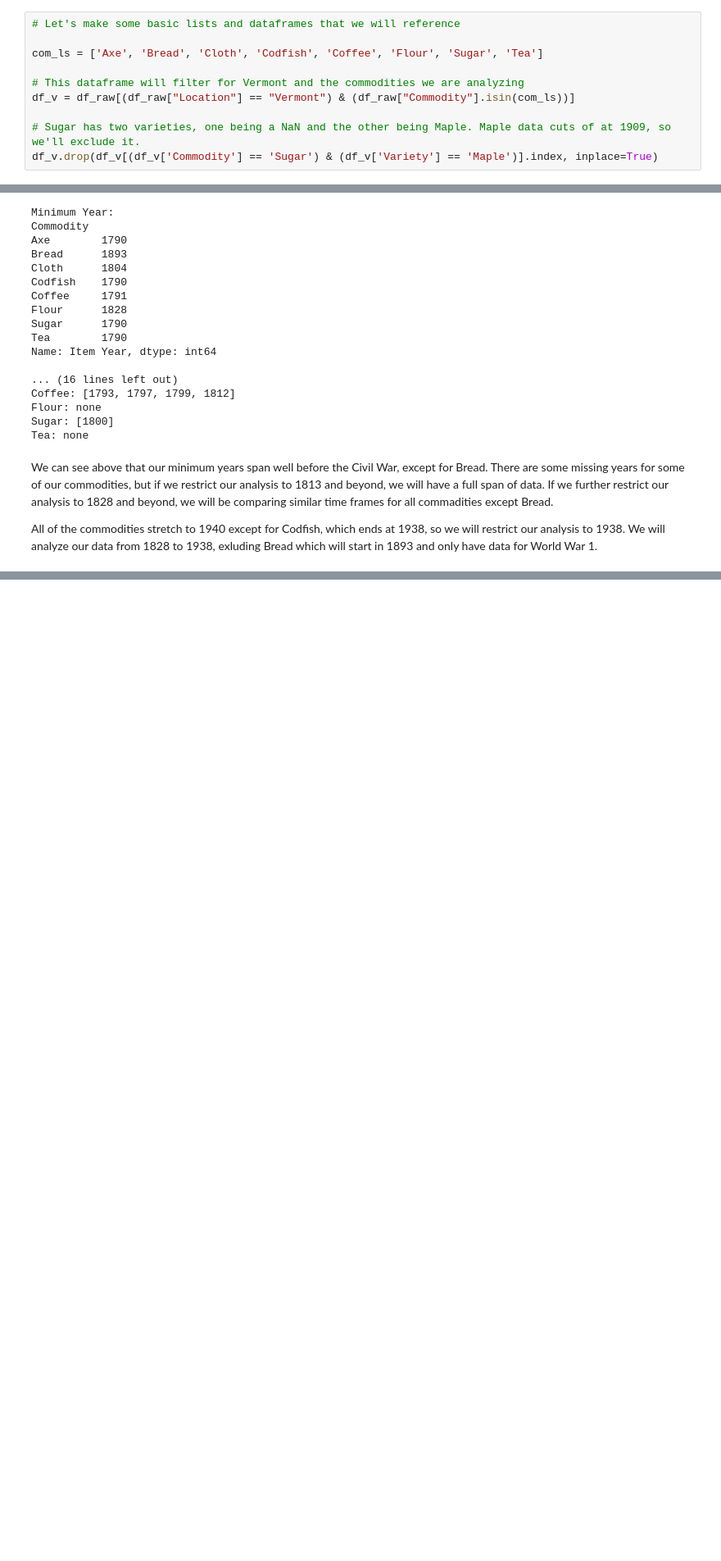
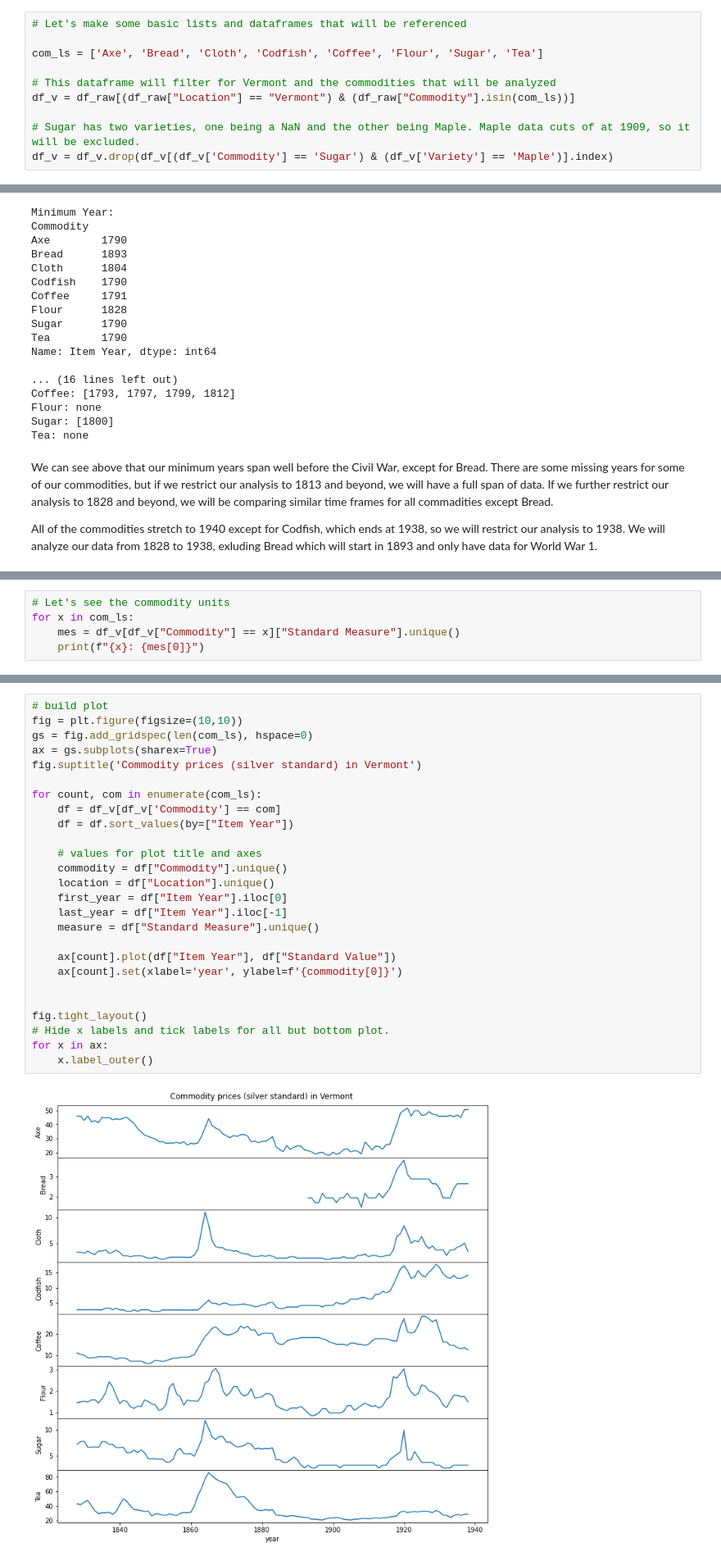
Before and after one commit to Meadosc/commodity_case_study, a Jupyter notebook: main.ipynb, the cells around one changed output, grey strips where cells are left out. Shown at 82% size. Cells and saved outputs as stored; diff of their text form; blank space fills up the shorter version.

Commit message:
adding graphs and analysis to main notebook

```diff
--- a/main.ipynb
+++ b/main.ipynb
@@ -39,15 +39,15 @@ df_raw.head()
 | 3 | 1573 | 7.75 | 0.684111 | Tours Livre | Silver | Aix Charge | ... |
 | 4 | 1574 | 7.80 | 0.662043 | Tours Livre | Silver | Aix Charge | ... |
 # %%
-# Let's make some basic lists and dataframes that we will reference
+# Let's make some basic lists and dataframes that will be referenced
 
 com_ls = ['Axe', 'Bread', 'Cloth', 'Codfish', 'Coffee', 'Flour', 'Sugar', 'Tea']
 
-# This dataframe will filter for Vermont and the commodities we are analyzing
+# This dataframe will filter for Vermont and the commodities that will be analyzed
 df_v = df_raw[(df_raw["Location"] == "Vermont") & (df_raw["Commodity"].isin(com_ls))]
 
-# Sugar has two varieties, one being a NaN and the other being Maple. Maple data cuts of at 1909, so we'll exclude it.
-df_v.drop(df_v[(df_v['Commodity'] == 'Sugar') & (df_v['Variety'] == 'Maple')].index, inplace=True)
+# Sugar has two varieties, one being a NaN and the other being Maple. Maple data cuts of at 1909, so it will be excluded.
+df_v = df_v.drop(df_v[(df_v['Commodity'] == 'Sugar') & (df_v['Variety'] == 'Maple')].index)
 # %%
 # Let's find the min and max years for our commodities, and then see if they have any missing years that will need to be interpolated
 
@@ -109,0 +114,5 @@ Tea: none
+# %%
+# Let's see the commodity units
+for x in com_ls:
+    mes = df_v[df_v["Commodity"] == x]["Standard Measure"].unique()
+    print(f"{x}: {mes[0]}")
@@ -109,0 +128,28 @@ Tea: none
+# %%
+# build plot
+fig = plt.figure(figsize=(10,10))
+gs = fig.add_gridspec(len(com_ls), hspace=0)
+ax = gs.subplots(sharex=True)
+fig.suptitle('Commodity prices (silver standard) in Vermont')
+
+for count, com in enumerate(com_ls):
+    df = df_v[df_v['Commodity'] == com]
+    df = df.sort_values(by=["Item Year"])
+
+    # values for plot title and axes
+    commodity = df["Commodity"].unique()
+    location = df["Location"].unique()
+    first_year = df["Item Year"].iloc[0]
+    last_year = df["Item Year"].iloc[-1]
+    measure = df["Standard Measure"].unique()
+
+    ax[count].plot(df["Item Year"], df["Standard Value"])
+    ax[count].set(xlabel='year', ylabel=f'{commodity[0]}')
+
+
+fig.tight_layout()
+# Hide x labels and tick labels for all but bottom plot.
+for x in ax:
+    x.label_outer()
+# %% [output]
+[figure, added]
```
Also changed, not shown: parts of 8 cells of this notebook, 1 other file.
